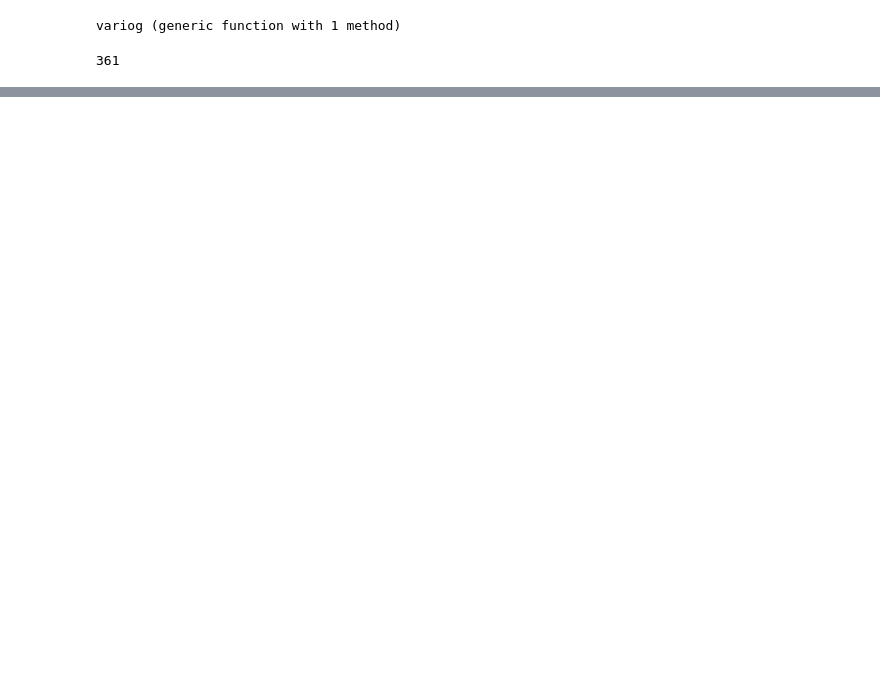
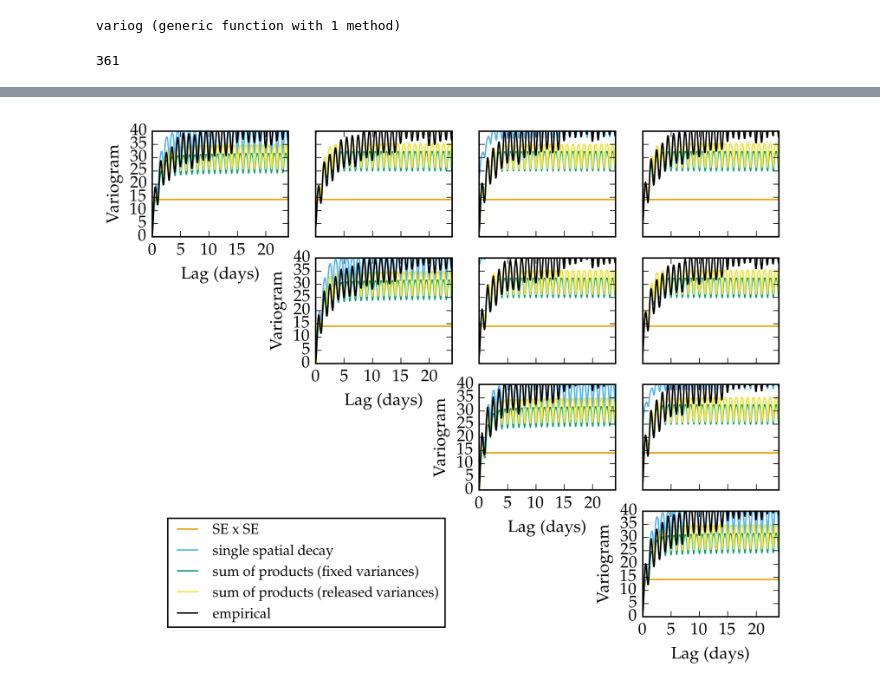
Before and after one commit to maximerischard/TemperatureImputations.jl, a Jupyter notebook: JuliaGP_spatial_variogram.ipynb, the cells around one changed output, grey strips where cells are left out. Drawn from its saved outputs; the diff is of its cells as text; code cells hidden in the pictures; blank space fills up the shorter version.

```diff
--- a/JuliaGP_spatial_variogram.ipynb
+++ b/JuliaGP_spatial_variogram.ipynb
@@ -313,0 +358,43 @@ pairwiseEuclid[1,2]
+# %%
+begin
+    local h
+    local l
+    for station_i in 1:4
+        for station_j in station_i:4
+            v=all_cross_variogs[station_i,station_j]
+            plt.subplot(4,4,(station_i-1)*4+station_j)
+            y = variog(v)
+            x = convert(Vector{Float64},v.bins)
+            d = pairwiseEuclid[station_i,station_j]
+            xx = minimum(x):0.1:maximum(x)
+            σy2 = exp(2.0*logNoise)
+            plt.plot(x./24, time_variog(gp_SESE, x, d), color=cbbPalette[1], label="SE x SE")
+            plt.plot(x./24, time_variog(gp_sumSE, x, d), color=cbbPalette[2], label="single spatial decay")
+            plt.plot(x./24, time_variog(gp_sumprods, x, d), color=cbbPalette[3], label="sum of products (fixed variances)")
+            plt.plot(x./24, time_variog(gp_releasedvar, x, d), color=cbbPalette[4], label="sum of products (released variances)")
+            plt.plot(x./24, y, color="black", label="empirical")
+            if station_i == station_j
+                plt.xlabel("Lag (days)")
+                plt.ylabel("Variogram")
+                ax = plt.gca()
+    #             ax[:set_xticks](collect(minimum(x):maximum(x)))
+            else
+                ax = plt.gca()
+                ax[:set_xticklabels]([])
+                ax[:set_yticklabels]([])
+            end
+            plt.ylim(0,70)
+            if station_i == 1 & station_j == 1
+                h, l = plt.gca()[:get_legend_handles_labels]()
+            end
+
+            plt.xlim(0,24)
+            plt.ylim(0,40)
+        end
+    end
+    plt.subplot(4,4,14)
+    plt.gca()[:axis]("off")
+    plt.legend(h,l,loc="upper right", fontsize="small")
+end;
+# %% [output]
+[figure, added]
```
Also changed, not shown: parts of 50 cells of this notebook, 8 other files.
